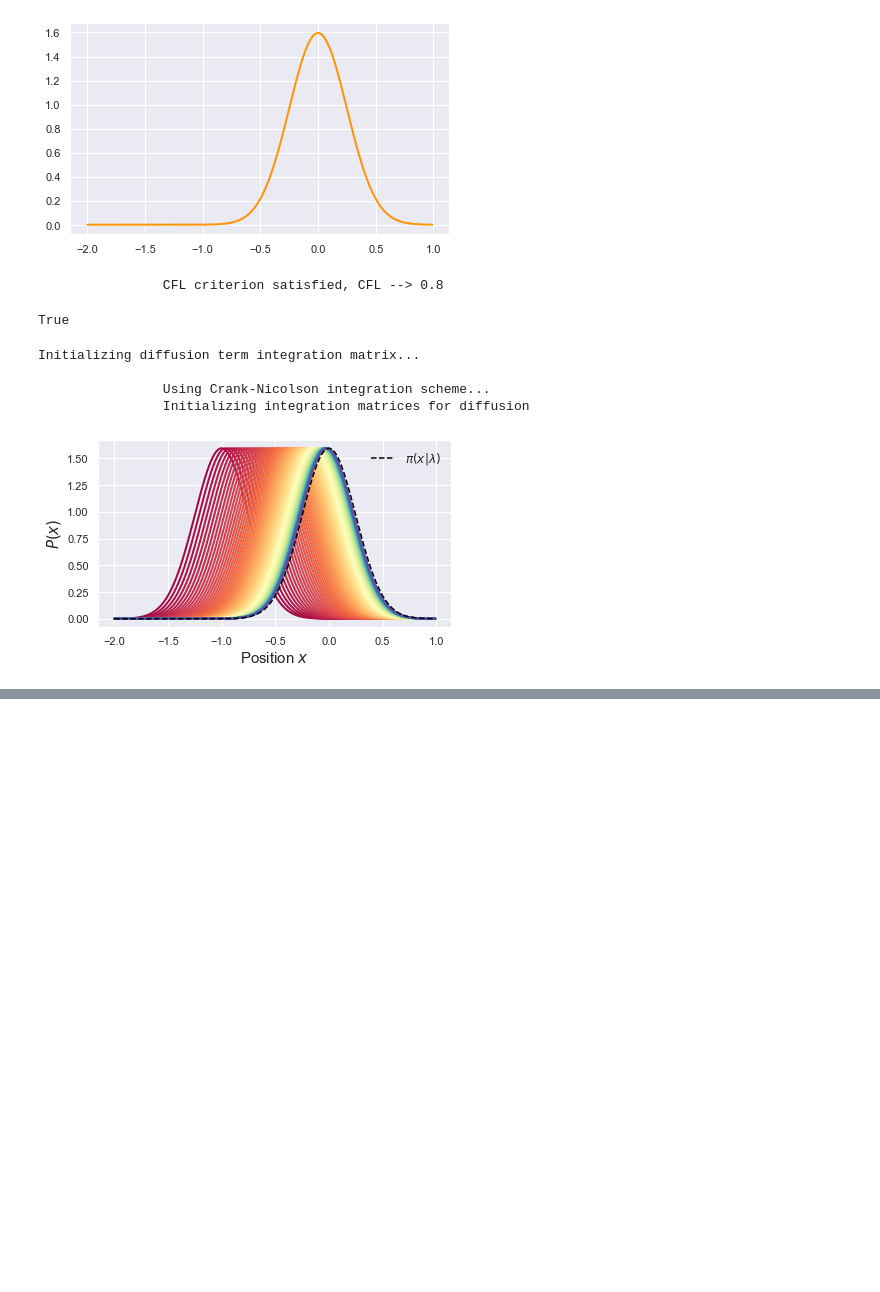
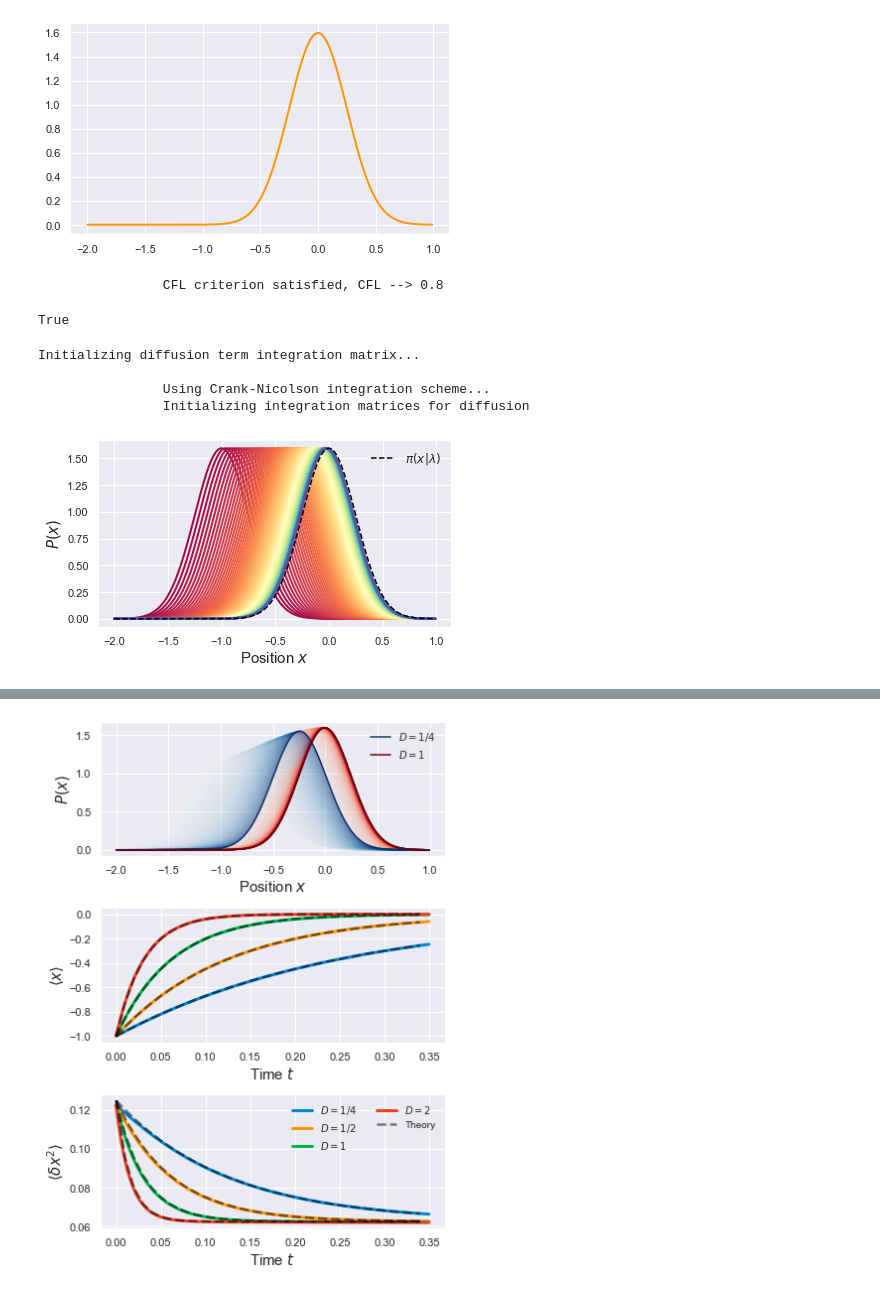
Before and after one commit to StevenJLarge/FokkerPlanck, a Jupyter notebook: notebooks/04-slarge-advection-diffusion.ipynb, the cells around one changed output, grey strips where cells are left out. Saved outputs shown, nothing was run; the diff lists cells and outputs as text; code cells hidden in the pictures; blank space fills up the shorter version.

```diff
--- a/notebooks/04-slarge-advection-diffusion.ipynb
+++ b/notebooks/04-slarge-advection-diffusion.ipynb
@@ -167,0 +223,49 @@ Text(0.5, 0, 'Time $t$')
+# %%
+# Now lets plot them...
+fig, ax = plt.subplots(3, 1, figsize=(6, 8))
+
+Pal_1 = sns.color_palette("Blues", len(res_025.result["prob"]))
+Pal_2 = sns.color_palette("Reds", len(res_1.result["prob"]))
+
+for i, (p1, p2) in enumerate(zip(res_025.result["prob"], res_1.result["prob"])):
+    ax[0].plot(res_025.result["x_array"], p1, color=Pal_1[i], alpha=0.1)
+    ax[0].plot(res_1.result["x_array"], p2, color=Pal_2[i], alpha=0.1)
+
+ax[0].plot(res_025.result["x_array"], res_025.result["prob"][-1], color=Pal_1[-1], alpha=1, label=r"$D=1/4$")
+ax[0].plot(res_1.result["x_array"], res_1.result["prob"][-1], color=Pal_2[-1], alpha=1, label=r"$D=1$")
+
+ax[1].plot(res_025.result["time"], res_025.result["mean"], linewidth=3.0, color=sns.xkcd_rgb["cerulean"], label=r"$D=1/4$")
+ax[1].plot(res_05.result["time"], res_05.result["mean"], linewidth=3.0, color=sns.xkcd_rgb["tangerine"], label=r"$D=1/2$")
+ax[1].plot(res_1.result["time"], res_1.result["mean"], linewidth=3.0, color=sns.xkcd_rgb["shamrock"], label=r"$D=1$")
+ax[1].plot(res_2.result["time"], res_2.result["mean"], linewidth=3.0, color=sns.xkcd_rgb["tomato"], label=r"$D=2$")
+
+ax[2].plot(res_025.result["time"], res_025.result["variance"], linewidth=3.0, color=sns.xkcd_rgb["cerulean"], label=r"$D=1/4$")
+ax[2].plot(res_05.result["time"], res_05.result["variance"], linewidth=3.0, color=sns.xkcd_rgb["tangerine"], label=r"$D=1/2$")
+ax[2].plot(res_1.result["time"], res_1.result["variance"], linewidth=3.0, color=sns.xkcd_rgb["shamrock"], label=r"$D=1$")
+ax[2].plot(res_2.result["time"], res_2.result["variance"], linewidth=3.0, color=sns.xkcd_rgb["tomato"], label=r"$D=2$")
+
+time_theory = np.arange(0, 0.35, 0.01)
+ax[1].plot(time_theory, -np.exp(-np.array(time_theory) * k_trap * 0.25), 'k--', linewidth=2.5, alpha=0.5)
+ax[1].plot(time_theory, -np.exp(-np.array(time_theory) * k_trap * 0.5), 'k--', linewidth=2.5, alpha=0.5)
+ax[1].plot(time_theory, -np.exp(-np.array(time_theory) * k_trap * 1), 'k--', linewidth=2.5, alpha=0.5)
+ax[1].plot(time_theory, -np.exp(-np.array(time_theory) * k_trap * 2), 'k--', linewidth=2.5, alpha=0.5)
+
+ax[2].plot(time_theory, init_var + init_var * np.exp(-np.array(time_theory) * k_trap * 2 * 0.25), 'k--', linewidth=2.5, alpha=0.5)
+ax[2].plot(time_theory, init_var + init_var * np.exp(-np.array(time_theory) * k_trap * 2 * 0.5), 'k--', linewidth=2.5, alpha=0.5)
+ax[2].plot(time_theory, init_var + init_var * np.exp(-np.array(time_theory) * k_trap * 2 * 1), 'k--', linewidth=2.5, alpha=0.5)
+ax[2].plot(time_theory, init_var + init_var * np.exp(-np.array(time_theory) * k_trap * 2 * 2), 'k--', linewidth=2.5, alpha=0.5, label="Theory")
+
+ax[0].set_ylabel(r"$P(x)$", fontsize=15)
+ax[1].set_ylabel(r"$\langle x\rangle$", fontsize=15)
+ax[2].set_ylabel(r"$\langle\delta x^2\rangle$", fontsize=15)
+
+ax[0].set_xlabel(r"Position $x$", fontsize=15)
+ax[1].set_xlabel(r"Time $t$", fontsize=15)
+ax[2].set_xlabel(r"Time $t$", fontsize=15)
+
+ax[0].legend(fontsize=10, frameon=False)
+ax[2].legend(fontsize=10, frameon=False, ncol=2)
+
+plt.tight_layout()
+# %% [output]
+[figure, added]
```
Also changed, not shown: parts of 8 cells of this notebook.
